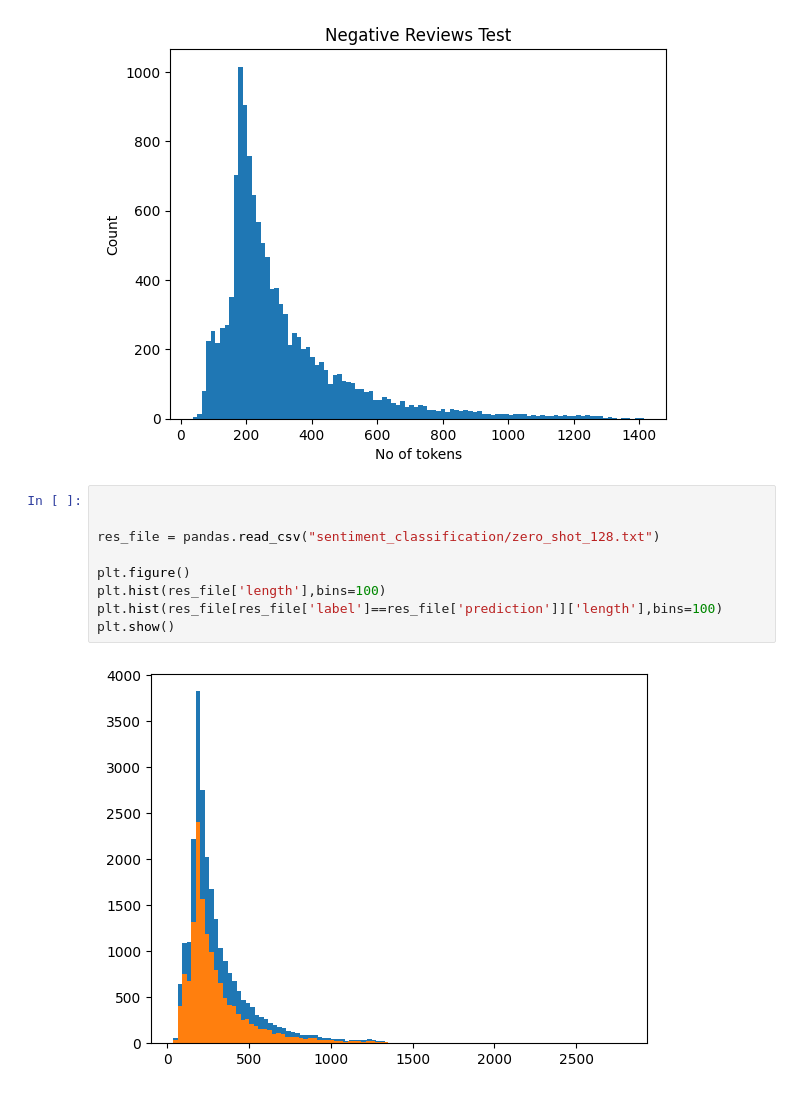
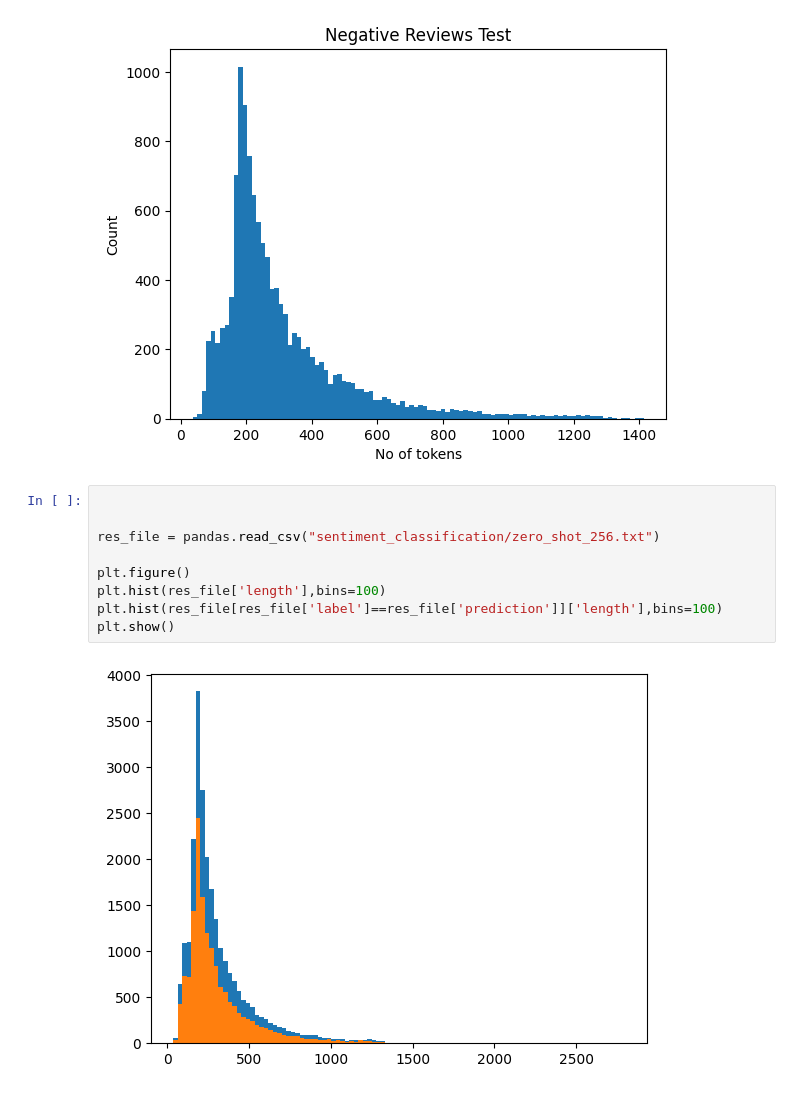
Before and after one commit to varun-suresh/ml-practice, a Jupyter notebook: transformers/gpt2.ipynb, the cells around one changed output. Cells and saved outputs as stored; diff of their text form.

```diff
--- a/transformers/gpt2.ipynb
+++ b/transformers/gpt2.ipynb
@@ -253,14 +94,14 @@ plot_hist(title="Negative Reviews Test",df=test_data[test_data['label']==0])
 # %%
 
 
-res_file = pandas.read_csv("sentiment_classification/zero_shot_128.txt")
+res_file = pandas.read_csv("sentiment_classification/zero_shot_256.txt")
 
 plt.figure()
 plt.hist(res_file['length'],bins=100)
 plt.hist(res_file[res_file['label']==res_file['prediction']]['length'],bins=100)
 plt.show()
 # %% [output]
-[figure, old version]
+[figure, new version]
 # %%
 bins = range(0,1500,128)
 res_file["bin"] = pandas.cut(res_file['length'],bins)
```
Also changed, not shown: parts of 19 cells of this notebook.
